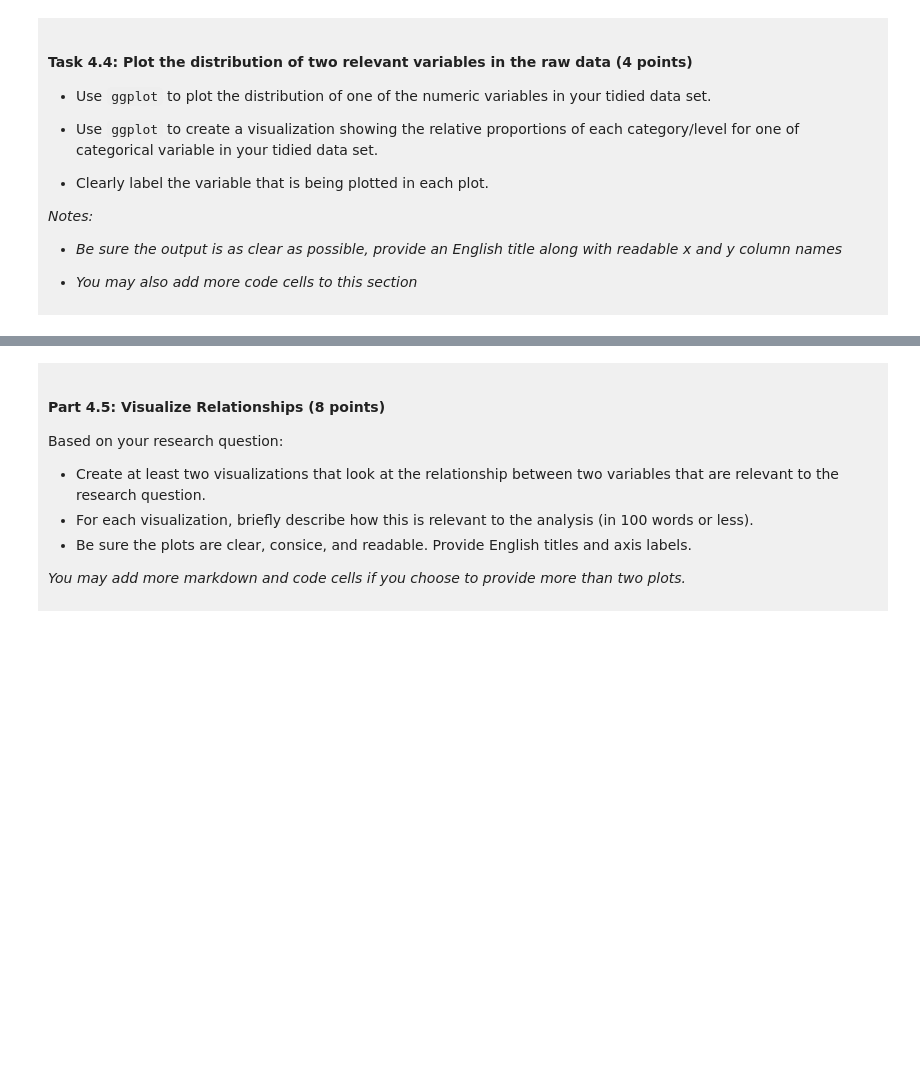
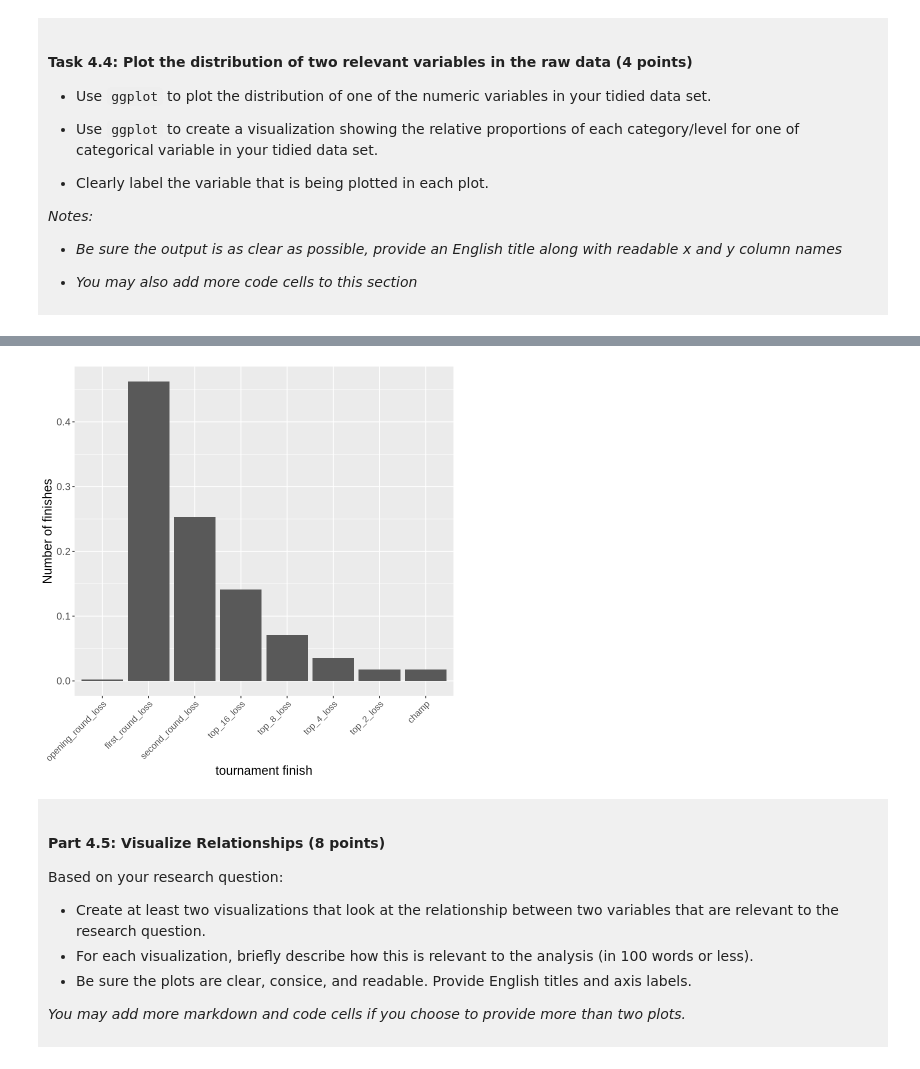
Before and after one commit to shayan631/dsci-100-project-shayan-miri, a Jupyter notebook: dsci-100-project-notebook.ipynb, the cells around one changed output, grey strips where cells are left out. Cells and saved outputs as stored; diff of their text form; code cells hidden in the pictures; blank space fills up the shorter version.

```diff
--- a/dsci-100-project-notebook.ipynb
+++ b/dsci-100-project-notebook.ipynb
@@ -297,5 +368,17 @@ You will refine your research question (if needed) and produce a tidy data set.
 # %%
-### EDIT THIS CODE CELL FOR PLOT 2 ###
+finish_count <- basketball_tidy |> count(tourney_finish) |>
+    mutate(proportion = n / sum(n), tourney_finish = fct_relevel(tourney_finish, "opening_round_loss",
+                                                                 "first_round_loss","second_round_loss",
+                                                                 "top_16_loss", "top_8_loss", "top_4_loss",
+                                                                "top_2_loss", "champ"))
+finish_plot <- finish_count |> ggplot(aes(x = tourney_finish, y = proportion)) +
+    geom_bar(stat = "identity") +
+    labs(x = "tournament finish", y = "Number of finishes") +
+    theme(text = element_text(size = 15),
+          axis.text.x = element_text(angle = 45, size = 11, hjust = 1))
+finish_plot
+# %% [output]
+[figure, added]
 # %% [markdown]
 <div style="background-color: #f0f0f0; padding: 10px;">
 
```
Also changed, not shown: parts of 10 cells of this notebook.
